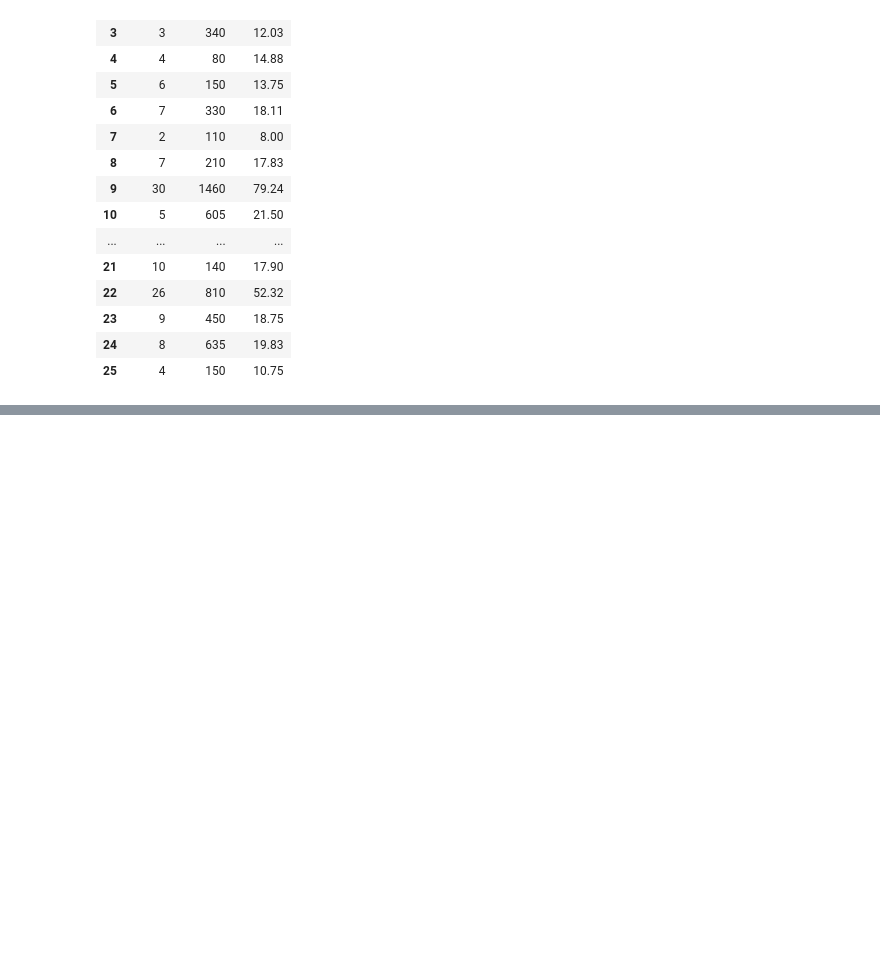
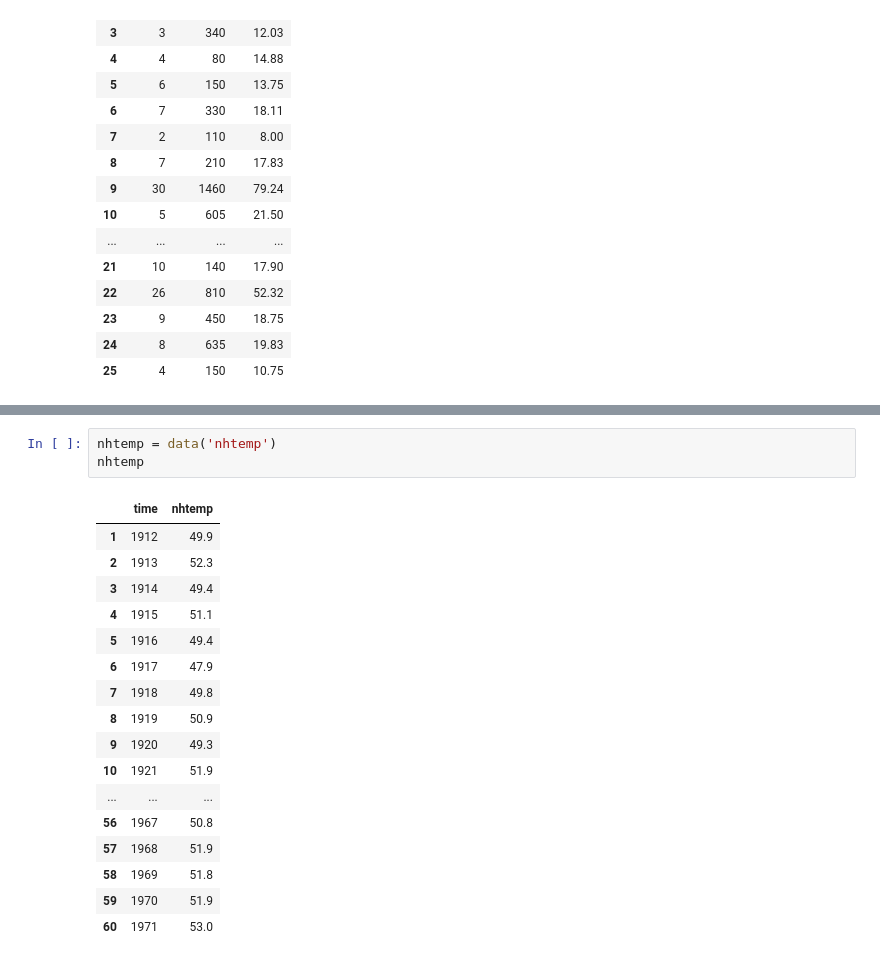
Before and after one commit to NSharick/python-practice, a Jupyter notebook: practice_datasets_tableau.ipynb, the cells around one changed output, grey strips where cells are left out. Saved outputs shown, nothing was run; the diff lists cells and outputs as text; blank space fills up the shorter version.

```diff
--- a/practice_datasets_tableau.ipynb
+++ b/practice_datasets_tableau.ipynb
@@ -70,0 +116,21 @@ df2
+# %%
+nhtemp = data('nhtemp')
+nhtemp
+# %% [output]
+|  | time | nhtemp |
+| 1 | 1912 | 49.9 |
+| 2 | 1913 | 52.3 |
+| 3 | 1914 | 49.4 |
+| 4 | 1915 | 51.1 |
+| 5 | 1916 | 49.4 |
+| 6 | 1917 | 47.9 |
+| 7 | 1918 | 49.8 |
+| 8 | 1919 | 50.9 |
+| 9 | 1920 | 49.3 |
+| 10 | 1921 | 51.9 |
+| ... | ... | ... |
+| 56 | 1967 | 50.8 |
+| 57 | 1968 | 51.9 |
+| 58 | 1969 | 51.8 |
+| 59 | 1970 | 51.9 |
+| 60 | 1971 | 53.0 |
```
Also changed, not shown: parts of 4 cells of this notebook, 1 other file.
